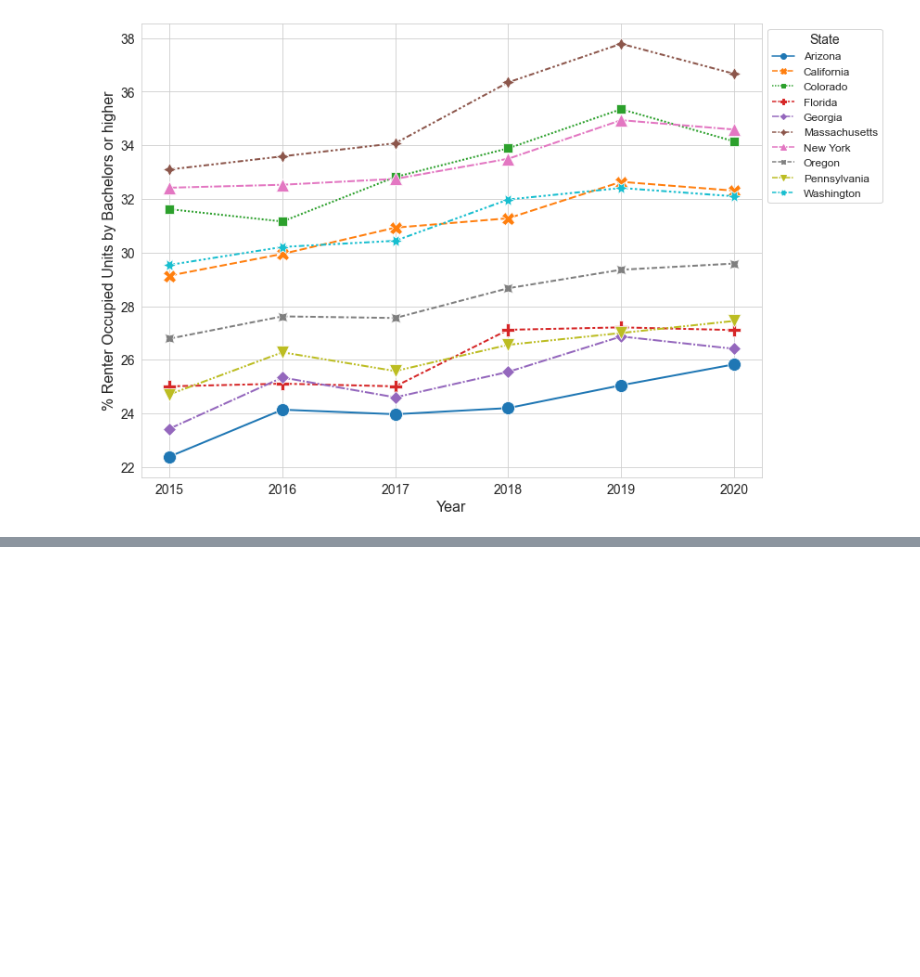
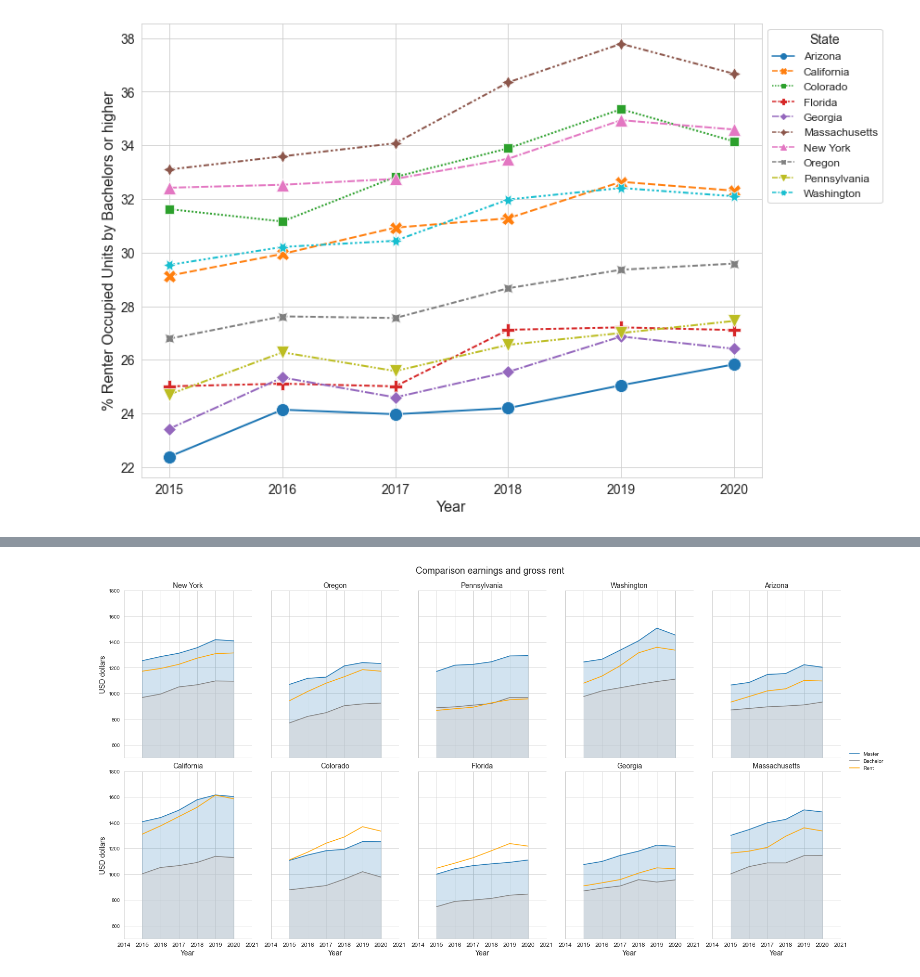
Before and after one commit to aliglara/capstone-c1-DA, a Jupyter notebook: codes/EDA_population.ipynb, the cells around one changed output, grey strips where cells are left out. Drawn from its saved outputs; the diff is of its cells as text; code cells hidden in the pictures; blank space fills up the shorter version.

```diff
--- a/codes/EDA_population.ipynb
+++ b/codes/EDA_population.ipynb
@@ -146,0 +165,3 @@ plt.show()
+# %%
+cursor = connectheroku.connect_database("c1_capstone", credential_file)
+earning_df = make_query(query, cursor)
@@ -146,0 +293,20 @@ plt.show()
+# %%
+g = sns.FacetGrid(earning_df, col='State name', col_wrap=5, height=5.5, aspect=0.75,ylim=(500, 1800))
+g = g.map(plt.plot, 'Year', 'Max rent Master', label="Master")
+g = g.map(plt.plot, 'Year', 'Max rent Bachelor', color='gray', label="Bachelor")
+g = g.map(plt.plot, 'Year', 'Gross rent', color='orange', label="Rent")
+g = g.map(plt.fill_between, 'Year', 'Max rent Master', alpha=0.2)
+g = g.map(plt.fill_between, 'Year', 'Max rent Bachelor', color='lightgray', alpha=0.5)
+g = g.set_ylabels("USD dollars", fontsize=14)
+g = g.set_xlabels("Year", fontsize=14)
+g = g.set_titles("{col_name}", size=14)
+g = g.set_xticklabels(fontsize=12)
+g.tight_layout()
+g.add_legend()
+plt.subplots_adjust(top=0.92)
+g = g.fig.suptitle('Comparison earnings and gross rent', fontsize=18)
+
+# Show the graph
+plt.show()
+# %% [output]
+[figure, added]
```
Also changed, not shown: parts of 18 cells of this notebook.
